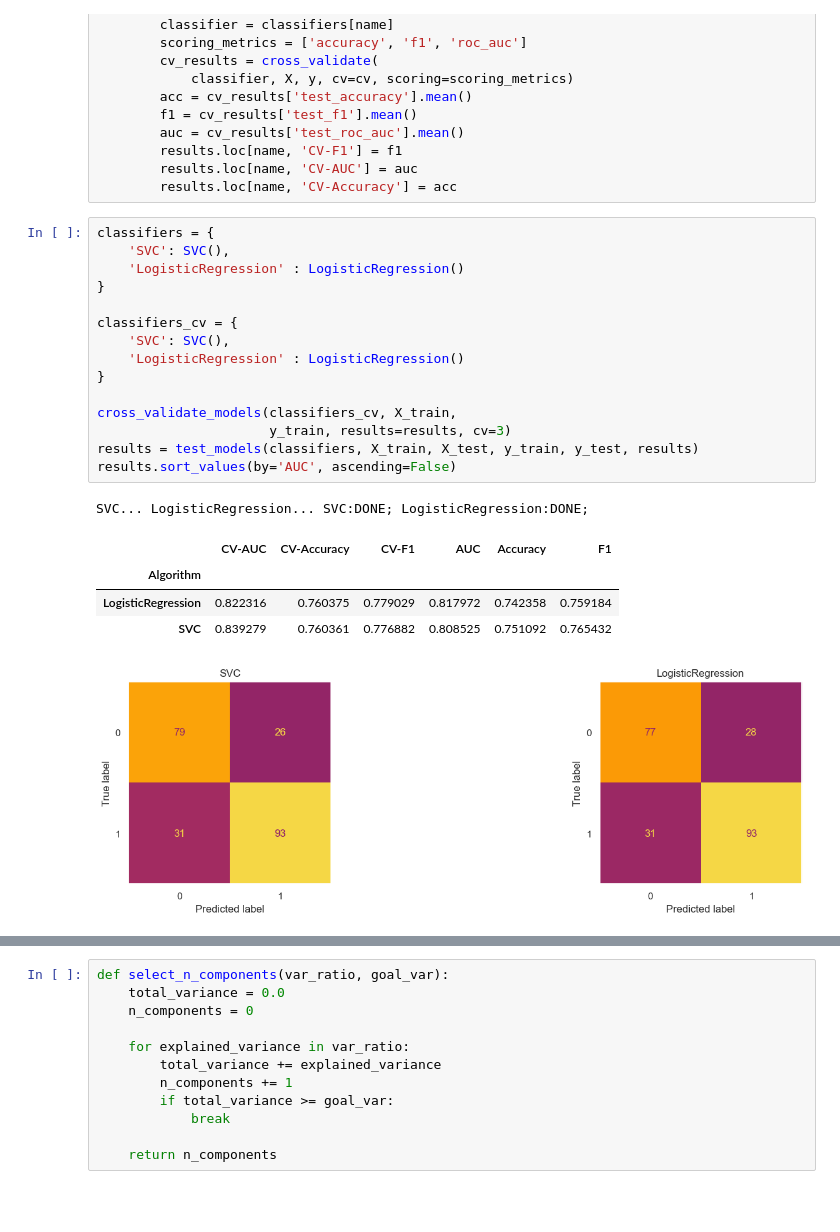
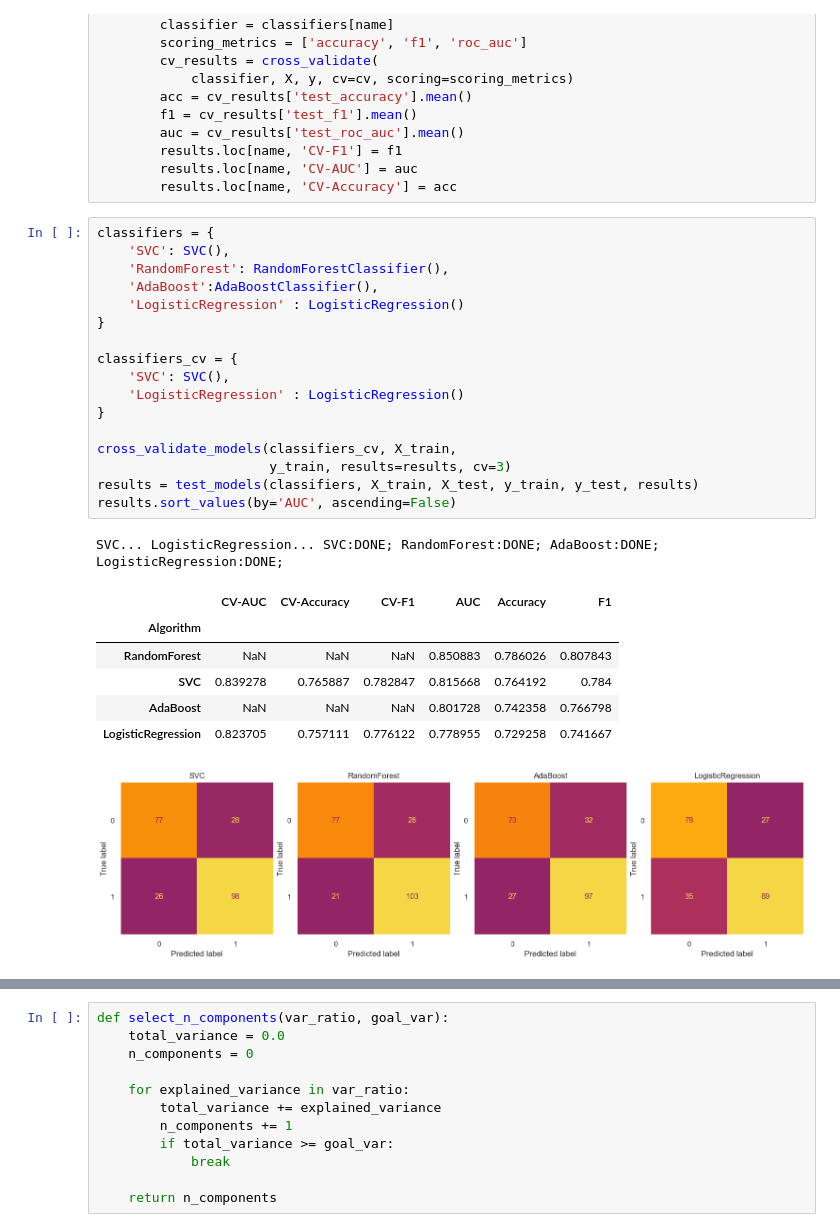
Before and after one commit to MilicaRangelov/PrikupljanjeIPredobradaPodatakaZaMasinskoUcenje, a Jupyter notebook: wine_quality.ipynb, the cells around one changed output, grey strips where cells are left out. Cells and saved outputs as stored; diff of their text form; blank space fills up the shorter version.

```diff
--- a/wine_quality.ipynb
+++ b/wine_quality.ipynb
@@ -247,22 +241,26 @@ def cross_validate_models(classifiers, X, y, cv=5, results=results):
 # %%
 classifiers = {
     'SVC': SVC(),
+    'RandomForest': RandomForestClassifier(),
+    'AdaBoost':AdaBoostClassifier(),
     'LogisticRegression' : LogisticRegression()
 }
 
 classifiers_cv = {
     'SVC': SVC(),
     'LogisticRegression' : LogisticRegression()
 }
 
 cross_validate_models(classifiers_cv, X_train,
                       y_train, results=results, cv=3)
 results = test_models(classifiers, X_train, X_test, y_train, y_test, results)
 results.sort_values(by='AUC', ascending=False)
 # %% [output]
-SVC... LogisticRegression... SVC:DONE; LogisticRegression:DONE;
+SVC... LogisticRegression... SVC:DONE; RandomForest:DONE; AdaBoost:DONE; LogisticRegression:DONE;
 |  | CV-AUC | CV-Accuracy | CV-F1 | AUC | Accuracy | F1 |
 | Algorithm |  |  |  |  |  |  |
-| LogisticRegression | 0.822316 | 0.760375 | 0.779029 | 0.817972 | 0.742358 | 0.759184 |
-| SVC | 0.839279 | 0.760361 | 0.776882 | 0.808525 | 0.751092 | 0.765432 |
+| RandomForest | NaN | NaN | NaN | 0.850883 | 0.786026 | 0.807843 |
+| SVC | 0.839278 | 0.765887 | 0.782847 | 0.815668 | 0.764192 | 0.784 |
+| AdaBoost | NaN | NaN | NaN | 0.801728 | 0.742358 | 0.766798 |
+| LogisticRegression | 0.823705 | 0.757111 | 0.776122 | 0.778955 | 0.729258 | 0.741667 |
-[figure, old version]
+[figure, new version]
```
Also changed, not shown: parts of 28 cells of this notebook.
